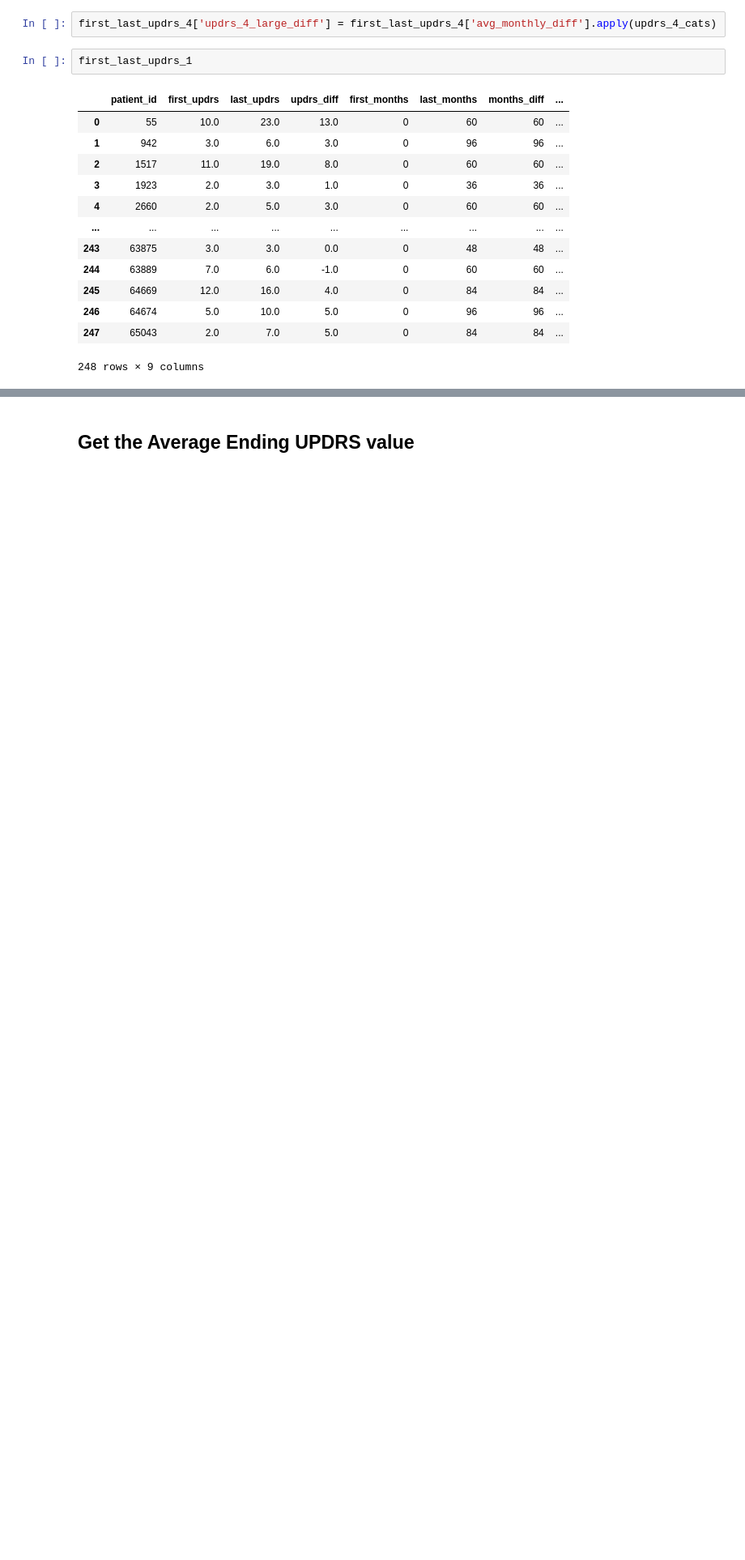
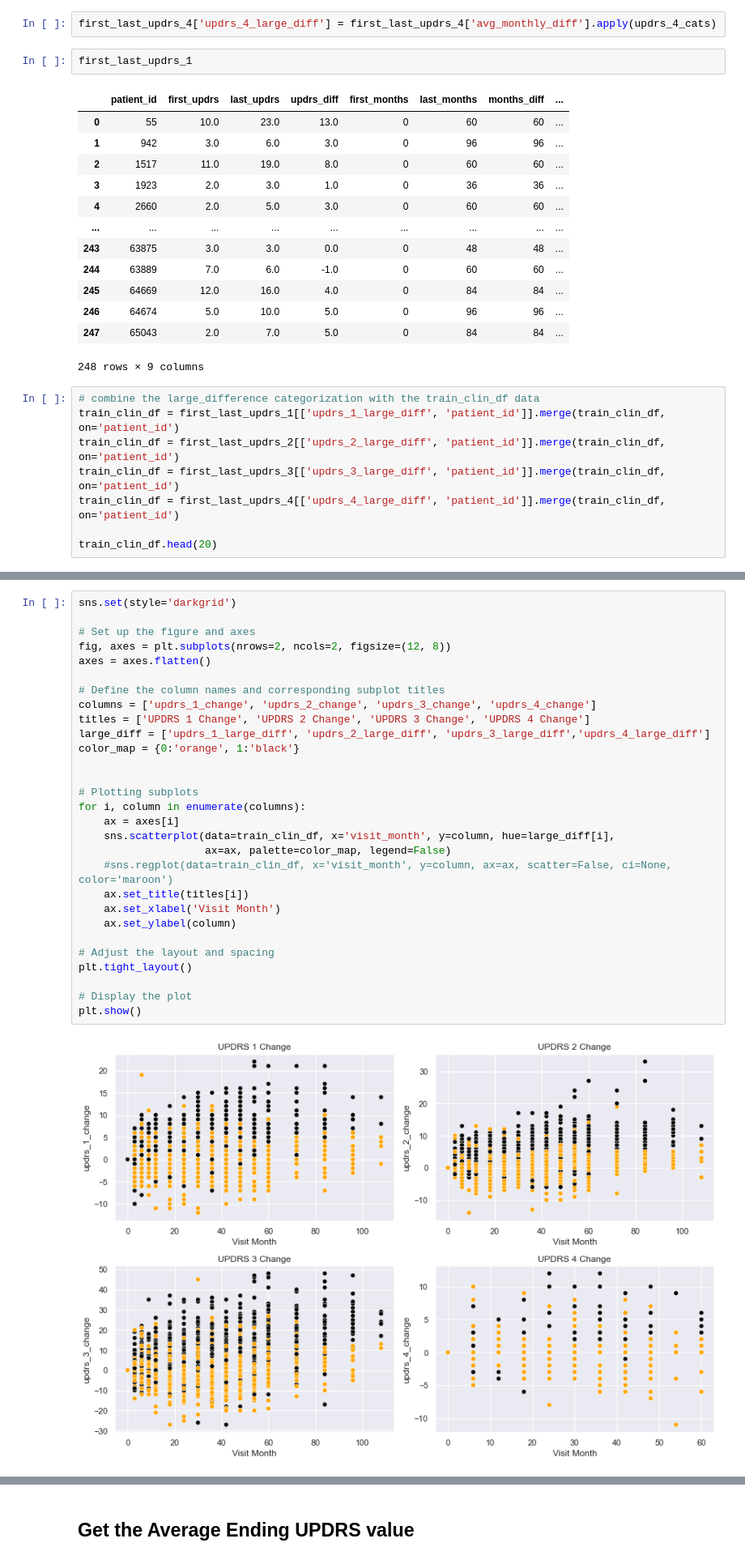
Before and after one commit to dagartga/Boosted-Models-for-Parkinsons-Prediction, a Jupyter notebook: parkinsons_1/notebooks/EDA_RandomForest.ipynb, the cells around one changed output, grey strips where cells are left out. Shown at 81% size. Cells and saved outputs as stored; diff of their text form; blank space fills up the shorter version.

```diff
--- a/parkinsons_1/notebooks/EDA_RandomForest.ipynb
+++ b/parkinsons_1/notebooks/EDA_RandomForest.ipynb
@@ -416,3 +467,11 @@ first_last_updrs_1
 | 246 | 64674 | 5.0 | 10.0 | 5.0 | 0 | 96 | 96 | ... |
 | 247 | 65043 | 2.0 | 7.0 | 5.0 | 0 | 84 | 84 | ... |
 248 rows × 9 columns
+# %%
+# combine the large_difference categorization with the train_clin_df data
+train_clin_df = first_last_updrs_1[['updrs_1_large_diff', 'patient_id']].merge(train_clin_df, on='patient_id')
+train_clin_df = first_last_updrs_2[['updrs_2_large_diff', 'patient_id']].merge(train_clin_df, on='patient_id')
+train_clin_df = first_last_updrs_3[['updrs_3_large_diff', 'patient_id']].merge(train_clin_df, on='patient_id')
+train_clin_df = first_last_updrs_4[['updrs_4_large_diff', 'patient_id']].merge(train_clin_df, on='patient_id')
+
+train_clin_df.head(20)
@@ -418,0 +498,31 @@ first_last_updrs_1
+# %%
+sns.set(style='darkgrid')
+
+# Set up the figure and axes
+fig, axes = plt.subplots(nrows=2, ncols=2, figsize=(12, 8))
+axes = axes.flatten()
+
+# Define the column names and corresponding subplot titles
+columns = ['updrs_1_change', 'updrs_2_change', 'updrs_3_change', 'updrs_4_change']
+titles = ['UPDRS 1 Change', 'UPDRS 2 Change', 'UPDRS 3 Change', 'UPDRS 4 Change']
+large_diff = ['updrs_1_large_diff', 'updrs_2_large_diff', 'updrs_3_large_diff','updrs_4_large_diff']
+color_map = {0:'orange', 1:'black'}
+
+
+# Plotting subplots
+for i, column in enumerate(columns):
+    ax = axes[i]
+    sns.scatterplot(data=train_clin_df, x='visit_month', y=column, hue=large_diff[i],
+                    ax=ax, palette=color_map, legend=False)
+    #sns.regplot(data=train_clin_df, x='visit_month', y=column, ax=ax, scatter=False, ci=None, color='maroon')
+    ax.set_title(titles[i])
+    ax.set_xlabel('Visit Month')
+    ax.set_ylabel(column)
+
+# Adjust the layout and spacing
+plt.tight_layout()
+
+# Display the plot
+plt.show()
+# %% [output]
+[figure, added]
```
Also changed, not shown: parts of 12 cells of this notebook.
